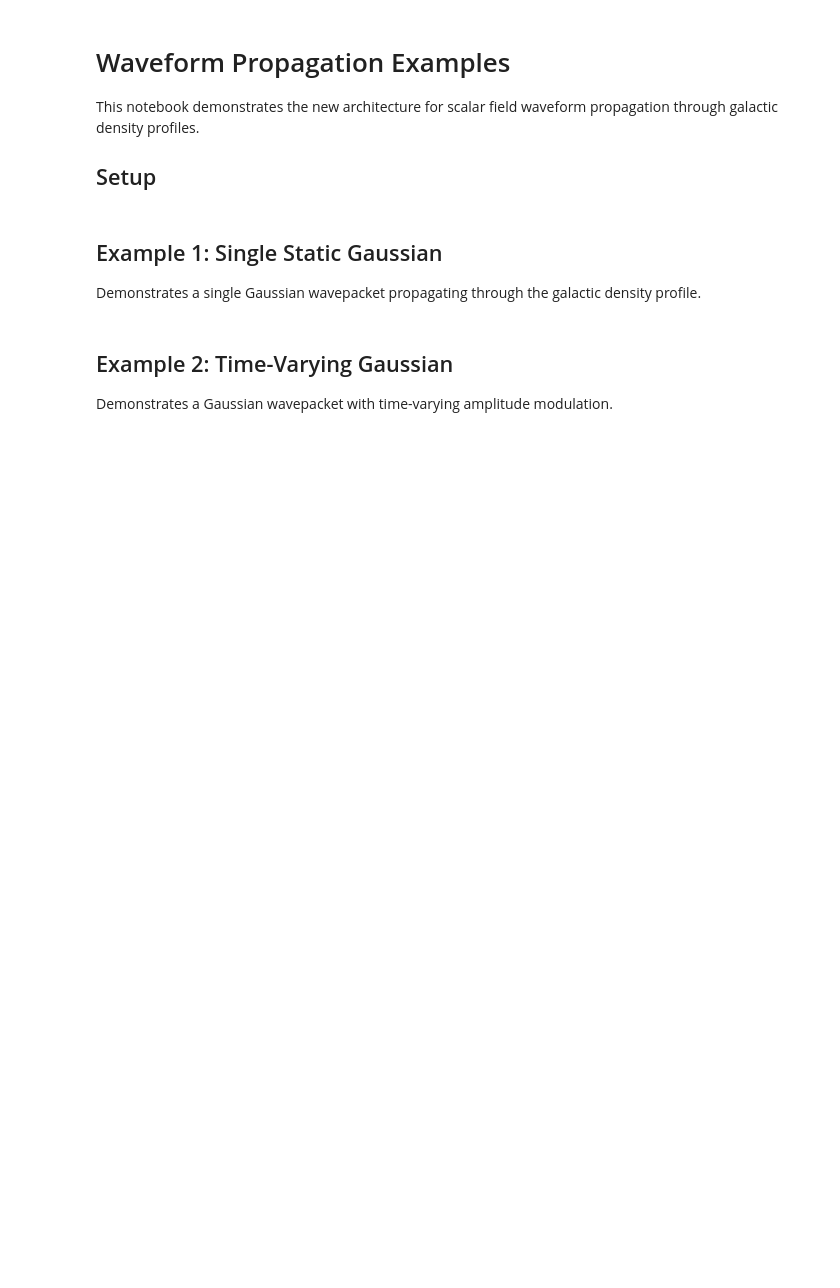
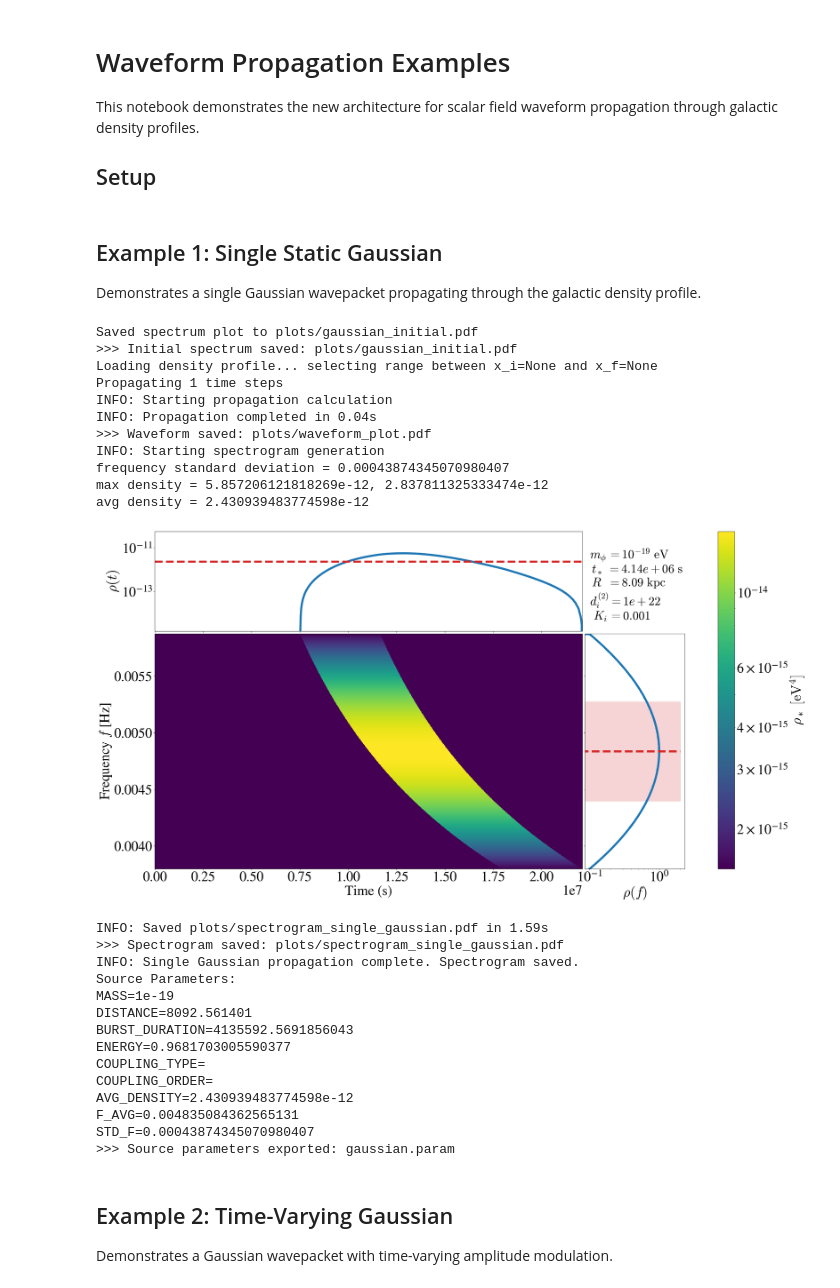
Before and after one commit to ccheung93/TransientPULSE, a Jupyter notebook: examples_propagation.ipynb, the cells around one changed output. Cells and saved outputs as stored; diff of their text form; code cells hidden in the pictures; blank space fills up the shorter version.

```diff
--- a/examples_propagation.ipynb
+++ b/examples_propagation.ipynb
@@ -38,10 +38,10 @@ Etot = SOLAR_TO_EV               # Total energy [eV]
 peak_momentum = 2e2 * mass       # Peak momentum
 delta_p = 2e1 * mass             # Gaussian width
 num_points = 1000                # Spectrum resolution
-coupling = 1e20                  # Dilatonic coupling strength
+coupling = 1e22                  # Dilatonic coupling strength
 K = 1e-3                         # Energy density fraction
-density_num_points = 2000        # Density profile resolution
-N_points_spectrogram = 2000      # Spectrogram time steps
+density_num_points = 1000        # Density profile resolution
+N_points_spectrogram = 1000      # Spectrogram time steps
 param_filename = 'gaussian.param'
 # %%
 burst_duration = 2 * np.pi * N_periods / (mass * SEC_TO_INEV)
@@ -61,34 +61,63 @@ print(">>> Initial spectrum saved: plots/gaussian_initial.pdf")
 
 # Configure physics and propagation
 physics = PhysicsConfig(mass=mass, coupling=coupling, K=K, burst_duration=burst_duration)
 propagation_config = PropagationConfig('data/Galactic_Density_Profile.csv', density_num_points=density_num_points)
 
 # Create collection and propagate
 collection = WaveformCollection(spectrum, physics, propagation_config)
 results = collection.propagate_all(N_points_spectrogram=N_points_spectrogram)
 
 print(">>> Waveform saved: plots/waveform_plot.pdf")
 
 # Plot spectrogram
 R_kpc = (collection.density_profile[0][-1] - collection.density_profile[0][0]) / KPC_TO_INEV
 avg_density, f_avg, std_f, arrival_window = plot_spectrogram(
     N_points_spectrogram, results['t_min'], results['t_max'],
     results['E'], results['spectrogram'],
     filename='plots/spectrogram_single_gaussian.pdf',
     show=True,
     mass=mass,
     burst_duration=burst_duration,
-    distance=R_kpc
+    distance=R_kpc,
+    coupling=coupling,
+    K=K
 )
 print(">>> Spectrogram saved: plots/spectrogram_single_gaussian.pdf")
 
 logger.info("Single Gaussian propagation complete. Spectrogram saved.")
 
 # Export source parameters for constraint plotting workflow
 R = collection.density_profile[0][-1] - collection.density_profile[0][0]
 export_source_parameters(avg_density, f_avg, std_f, burst_duration, R, mass, arrival_window=arrival_window,
                          to_file=True, filename=param_filename)
 print(f">>> Source parameters exported: {param_filename}")
+# %% [output]
+Saved spectrum plot to plots/gaussian_initial.pdf
+>>> Initial spectrum saved: plots/gaussian_initial.pdf
+Loading density profile... selecting range between x_i=None and x_f=None
+Propagating 1 time steps
+INFO: Starting propagation calculation
+INFO: Propagation completed in 0.04s
+>>> Waveform saved: plots/waveform_plot.pdf
+INFO: Starting spectrogram generation
+frequency standard deviation = 0.00043874345070980407
+max density = 5.857206121818269e-12, 2.837811325333474e-12
+avg density = 2.430939483774598e-12
+[figure, added]
+INFO: Saved plots/spectrogram_single_gaussian.pdf in 1.59s
+>>> Spectrogram saved: plots/spectrogram_single_gaussian.pdf
+INFO: Single Gaussian propagation complete. Spectrogram saved.
+Source Parameters:
+MASS=1e-19
+DISTANCE=8092.561401
+BURST_DURATION=4135592.5691856043
+ENERGY=0.9681703005590377
+COUPLING_TYPE=
+COUPLING_ORDER=
+AVG_DENSITY=2.430939483774598e-12
+F_AVG=0.004835084362565131
+STD_F=0.00043874345070980407
+>>> Source parameters exported: gaussian.param
 # %% [markdown]
 ## Example 2: Time-Varying Gaussian
 
```
Also changed, not shown: parts of 4 cells of this notebook, 10 other files.
